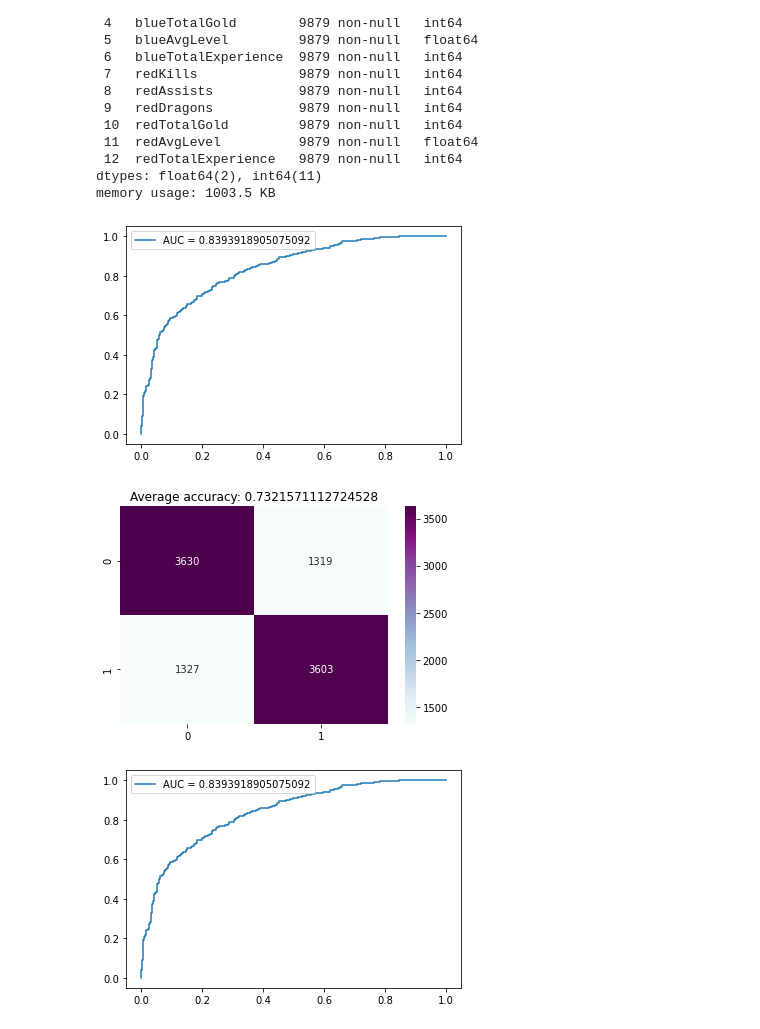
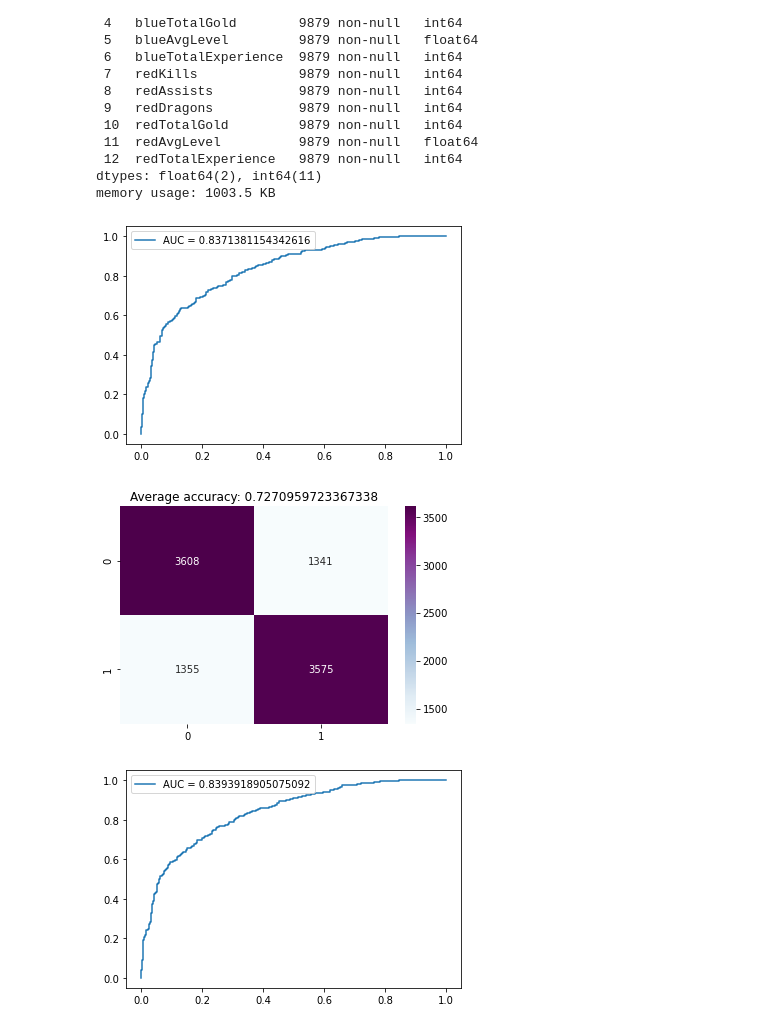
Before and after one commit to ivanbosch/IntroToAI, a Jupyter notebook: src/league.ipynb, the cells around one changed output. Cells and saved outputs as stored; diff of their text form; code cells hidden in the pictures.

```diff
--- a/src/league.ipynb
+++ b/src/league.ipynb
@@ -147,35 +147,35 @@ def trainModel(model, dataFrame, sf):
             best_Y = y_test
         if doRoc and k_counter==10:
             rocCurve(best_X, best_Y, best_model)
         k_counter += 1
 
 
     return acc, confusion, best_model
 
 # draws a ROC curve
 def rocCurve(X_test, y_test, model):
     y_pred = model.predict_proba(X_test)[::,1]
     x, y, _ = metrics.roc_curve(y_test, y_pred)
     auc = metrics.roc_auc_score(y_test, y_pred)
     plt.plot(x, y, label= f'AUC = {auc}')
     plt.legend()
     plt.show()
 
 # performs k train/test folds and makes each fold have a close to uniformed distribution of wins and loses.
 skfold = StratifiedKFold(n_splits=k)
 skfold.get_n_splits(features, target)
-logistic_acc, confusion_matrix, finalModel = trainModel(LogisticRegression(solver='liblinear'), features, skfold)
+logistic_acc, confusion_matrix, finalModel = trainModel(LogisticRegression(), features, skfold)
 
 # confusion matrix for logistic regression
 def newHeatmap(matrix, accuracy):
     sb.heatmap(matrix, annot=True, cmap="BuPu", fmt='g')
     title = "Average accuracy: " + str(accuracy/k)
     plt.title(title)
     plt.show()
 
 newHeatmap(confusion_matrix, logistic_acc)
 # %% [output]
-[figure, old version]
+[figure, new version]
 [figure]
 # %%
 logistic_acc, confusion_matrix, finalModel = trainModel(LogisticRegression(solver='liblinear'), features, skfold)
```
Also changed, not shown: parts of 2 cells of this notebook.
